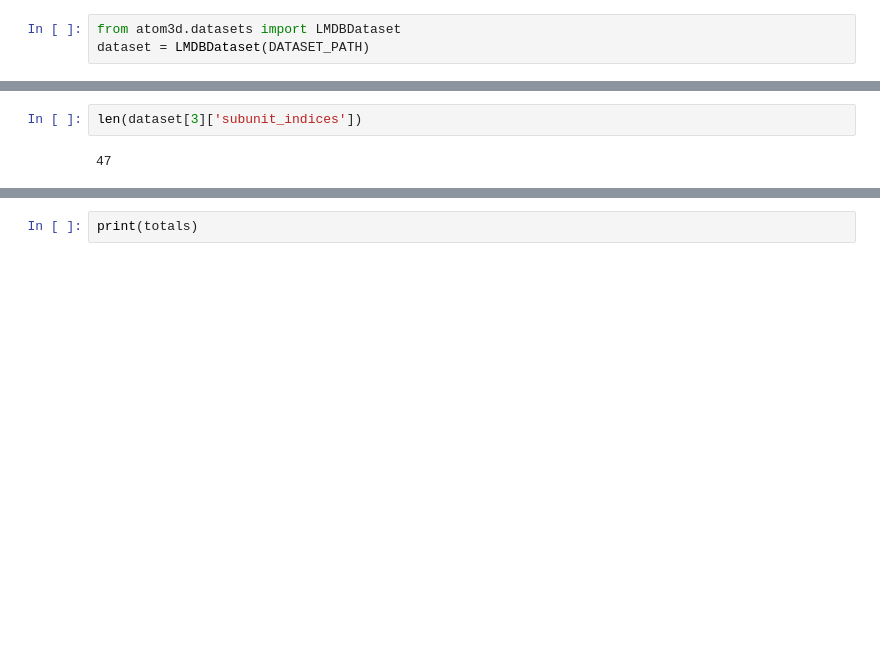
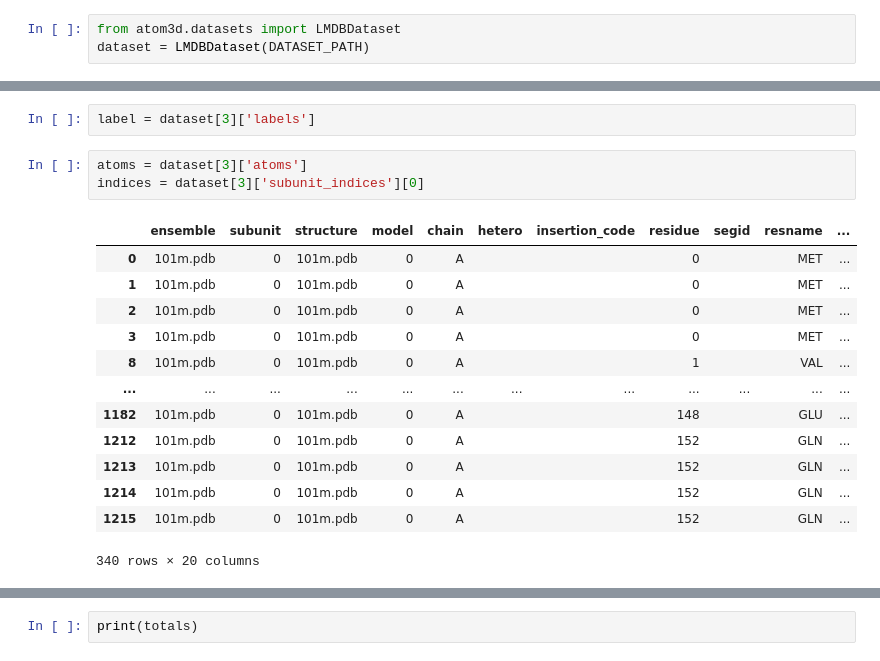
Before and after one commit to semiluna/partIII-amino-acid-prediction, a Jupyter notebook: gvp_antonia/data_visualisation.ipynb, the cells around one changed output, grey strips where cells are left out. Cells and saved outputs as stored; diff of their text form; blank space fills up the shorter version.

```diff
--- a/gvp-antonia/data_visualisation.ipynb
+++ b/gvp_antonia/data_visualisation.ipynb
@@ -120,6 +156,21 @@ dataset = LMDBDataset(DATASET_PATH)
 # %%
-len(dataset[3]['subunit_indices'])
+label = dataset[3]['labels']
-# %% [output]
-47
+# %%
+atoms = dataset[3]['atoms']
+indices = dataset[3]['subunit_indices'][0]
+# %% [output]
+|  | ensemble | subunit | structure | model | chain | hetero | insertion_code | residue | segid | resname | ... |
+| 0 | 101m.pdb | 0 | 101m.pdb | 0 | A |  |  | 0 |  | MET | ... |
+| 1 | 101m.pdb | 0 | 101m.pdb | 0 | A |  |  | 0 |  | MET | ... |
+| 2 | 101m.pdb | 0 | 101m.pdb | 0 | A |  |  | 0 |  | MET | ... |
+| 3 | 101m.pdb | 0 | 101m.pdb | 0 | A |  |  | 0 |  | MET | ... |
+| 8 | 101m.pdb | 0 | 101m.pdb | 0 | A |  |  | 1 |  | VAL | ... |
+| ... | ... | ... | ... | ... | ... | ... | ... | ... | ... | ... | ... |
+| 1182 | 101m.pdb | 0 | 101m.pdb | 0 | A |  |  | 148 |  | GLU | ... |
+| 1212 | 101m.pdb | 0 | 101m.pdb | 0 | A |  |  | 152 |  | GLN | ... |
+| 1213 | 101m.pdb | 0 | 101m.pdb | 0 | A |  |  | 152 |  | GLN | ... |
+| 1214 | 101m.pdb | 0 | 101m.pdb | 0 | A |  |  | 152 |  | GLN | ... |
+| 1215 | 101m.pdb | 0 | 101m.pdb | 0 | A |  |  | 152 |  | GLN | ... |
+340 rows × 20 columns
 # %%
 # %% [output]
```
Also changed, not shown: parts of 8 cells of this notebook, 29 other files.
